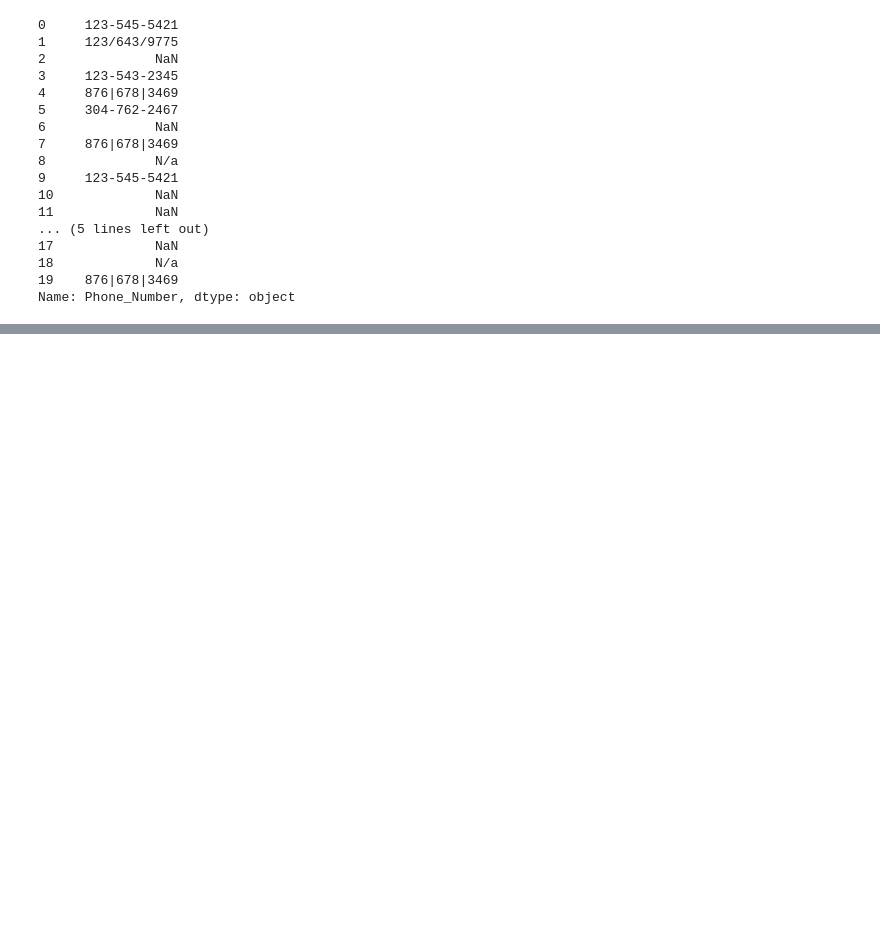
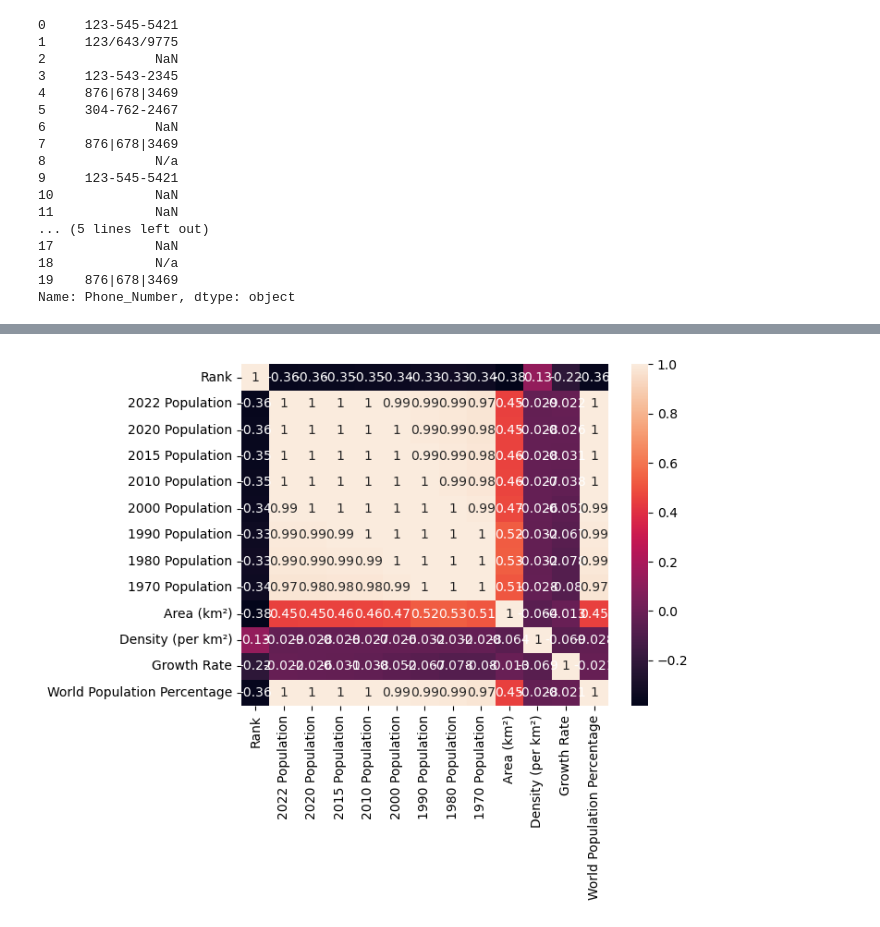
Before and after one commit to alb1nut/Pandas, a Jupyter notebook: Pandas.ipynb, the cells around one changed output, grey strips where cells are left out. Saved outputs shown, nothing was run; the diff lists cells and outputs as text; code cells hidden in the pictures; blank space fills up the shorter version.

Commit message:
Exploratory Data in Pandas

```diff
--- a/Pandas.ipynb
+++ b/Pandas.ipynb
@@ -1028,0 +1035,3 @@ df.set_index("CustomerID")
+# %%
+df = pd.read_csv(r"C:\Users\ViztaEdu\Desktop\Data Analyst Program\python\world_population.csv")
+df
@@ -1030,0 +1143,17 @@ df.set_index("CustomerID")
+# %%
+# Step 1: Identify non-numeric columns
+non_numeric_columns = df.select_dtypes(exclude=['number']).columns
+
+# Step 2: Remove or transform non-numeric columns (for demonstration, let's just drop them)
+df_numeric = df.drop(columns=non_numeric_columns)
+
+# Step 3: Compute the correlation matrix
+
+sns.heatmap(df_numeric.corr(),annot=True)
+
+
+
+plt.rcParams['figure.figsize'] =(20,7)
+plt.show()
+# %% [output]
+[figure, added]
```
Also changed, not shown: parts of 35 cells of this notebook.
